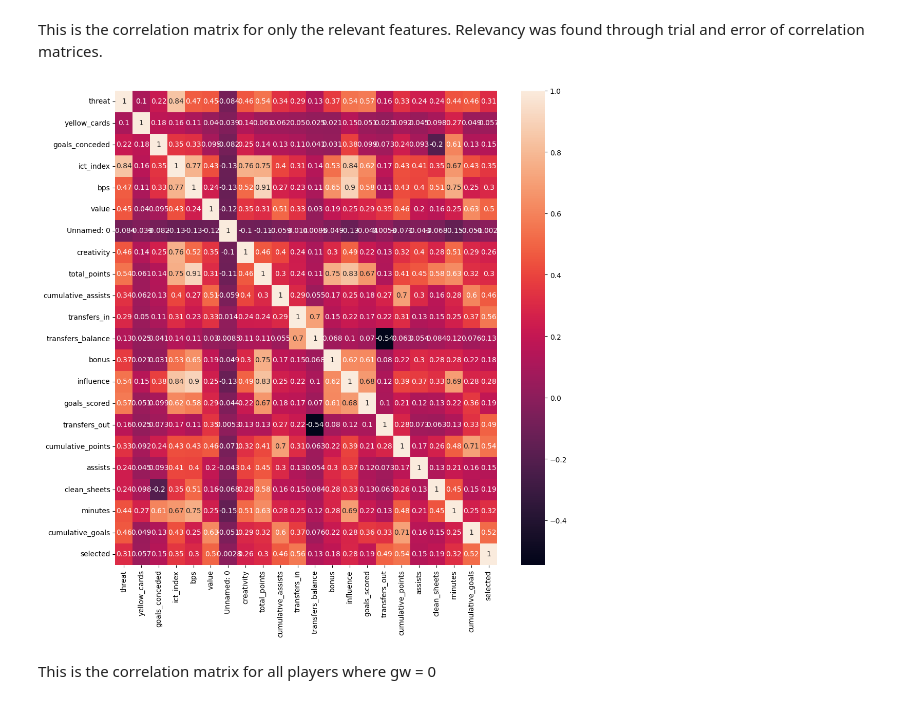
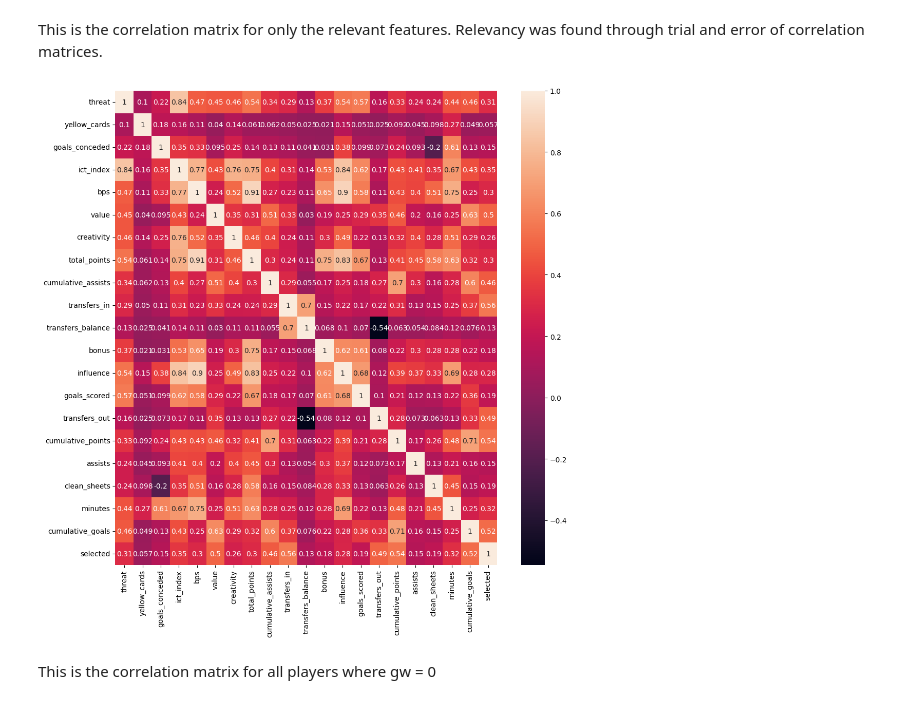
Before and after one commit to eoghano4321/FPL-DataAnalysis, a Jupyter notebook: data-analytics-eoghan.ipynb, the cells around one changed output. Saved outputs shown, nothing was run; the diff lists cells and outputs as text; code cells hidden in the pictures.

```diff
--- a/data-analytics-eoghan.ipynb
+++ b/data-analytics-eoghan.ipynb
@@ -136,36 +136,37 @@ This is the correlation matrix for only the relevant features. Relevancy was fou
 # %%
 # Drop non-numerical variables
 relevant_features = list(
     set(df.columns)
     - {
         "name",
         "team_x",
         "opponent_team",
         "opp_team_name",
         "was_home",
         "team_a_score",
         "GW",
         "round",
         "fixture",
         "element",
         "saves",
         "team_h_score",
         "own_goals",
         "saves",
         "opponent_team",
         "penalties_missed",
         "penalties_saved",
         "red_cards",
         "position",
         "season_x",
-        "kickoff_time"
+        "kickoff_time",
+        "Unnamed: 0"
     }
 )
 corr_matrix = df[relevant_features].corr()
 _, axes = plt.subplots(nrows=1, ncols=1, figsize=(12, 12))
-sns.heatmap(corr_matrix,ax=axes, annot=True);
+sns.heatmap(corr_matrix,ax=axes, annot=True)
 # %% [output]
-[figure, old version]
+[figure, new version]
 # %% [markdown]
 This is the correlation matrix for all players where gw = 0
 # %%
```
Also changed, not shown: parts of 3 cells of this notebook.
